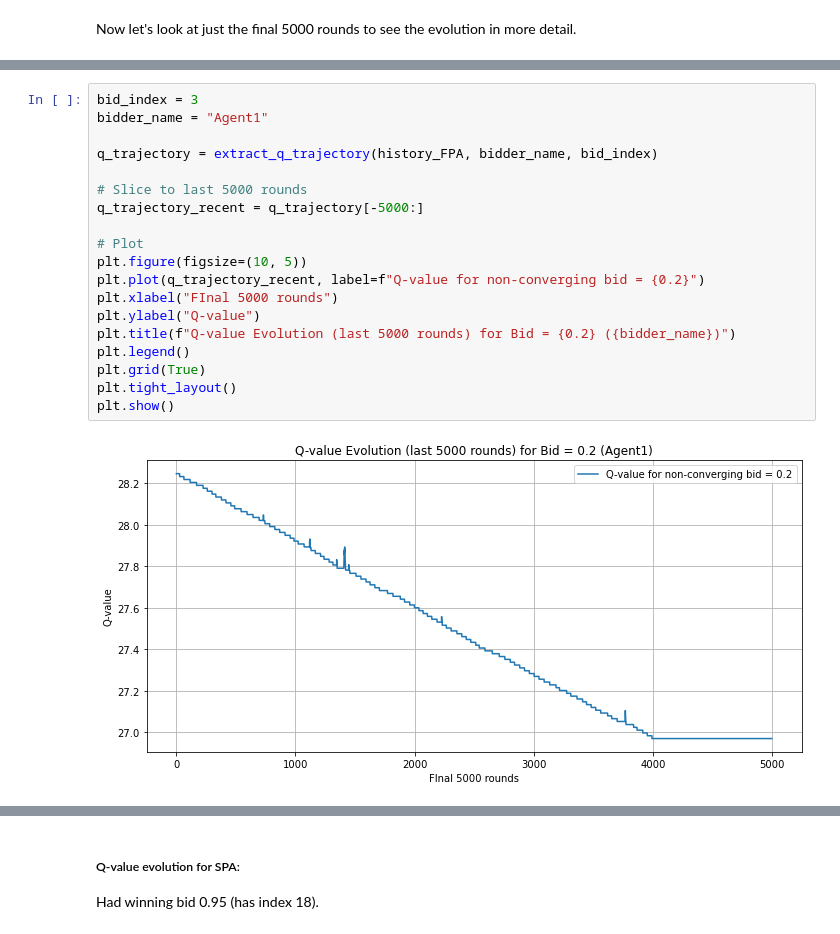
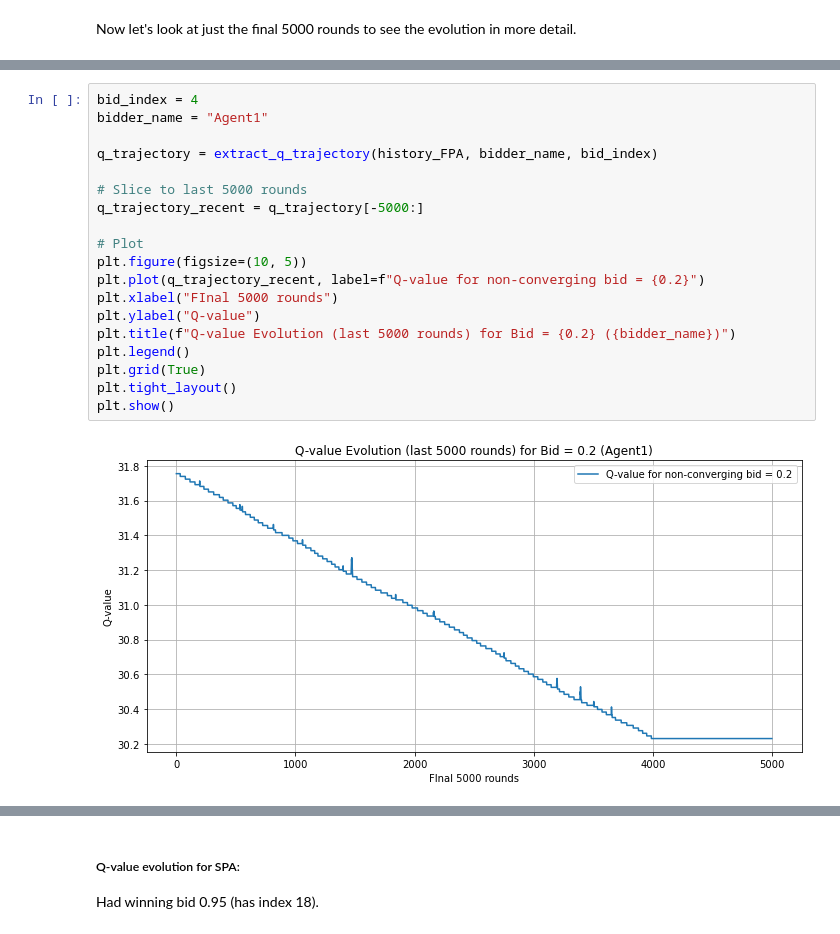
Before and after one commit to Gmo23/auction_thesis, a Jupyter notebook: Simulation_results.ipynb, the cells around one changed output, grey strips where cells are left out. Saved outputs shown, nothing was run; the diff lists cells and outputs as text.

```diff
--- a/Simulation_results.ipynb
+++ b/Simulation_results.ipynb
@@ -117,24 +117,24 @@ plt.show()
 # %%
-bid_index = 3
+bid_index = 4
 bidder_name = "Agent1"
 
 q_trajectory = extract_q_trajectory(history_FPA, bidder_name, bid_index)
 
 # Slice to last 5000 rounds
 q_trajectory_recent = q_trajectory[-5000:]
 
 # Plot
 plt.figure(figsize=(10, 5))
 plt.plot(q_trajectory_recent, label=f"Q-value for non-converging bid = {0.2}")
 plt.xlabel("FInal 5000 rounds")
 plt.ylabel("Q-value")
 plt.title(f"Q-value Evolution (last 5000 rounds) for Bid = {0.2} ({bidder_name})")
 plt.legend()
 plt.grid(True)
 plt.tight_layout()
 plt.show()
 # %% [output]
-[figure, old version]
+[figure, new version]
 # %%
 bid_index = 2
 bidder_name = "Agent2"
```
Also changed, not shown: parts of 42 cells of this notebook, 4 other files.
